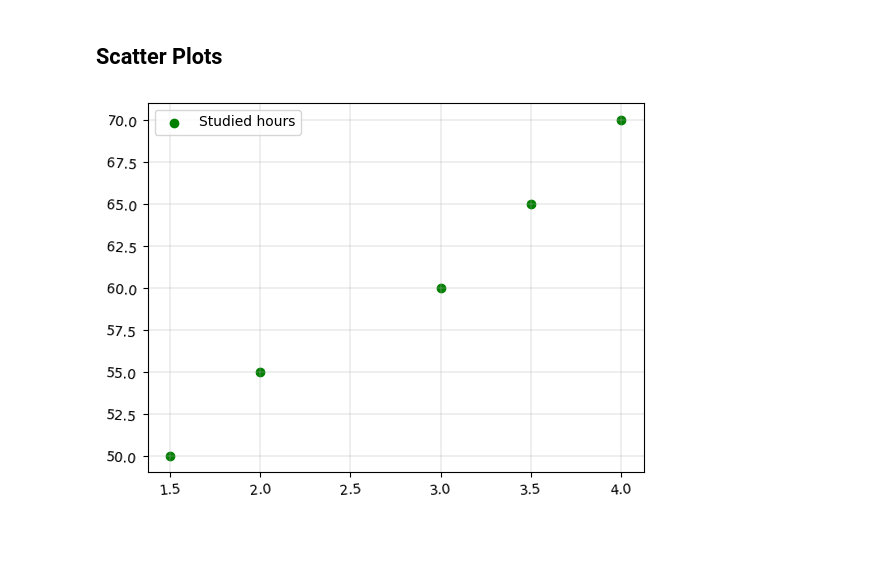
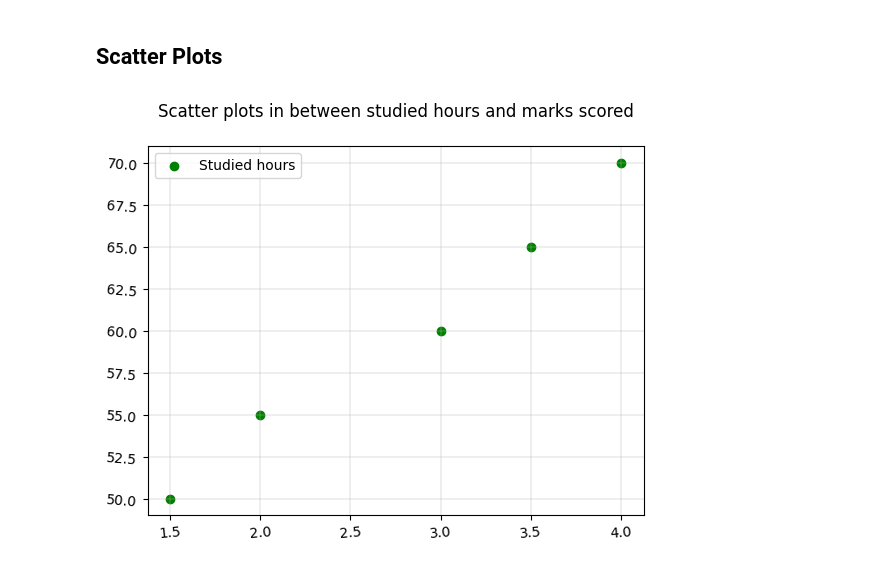
Before and after one commit to Neeschal1/Plotty, a Jupyter notebook: Plotty.ipynb, the cells around one changed output. Saved outputs shown, nothing was run; the diff lists cells and outputs as text; code cells hidden in the pictures; blank space fills up the shorter version.

```diff
--- a/Plotty.ipynb
+++ b/Plotty.ipynb
@@ -166,16 +166,17 @@ plt.save
 # %%
 studied_hours = df["Hours_Studied"].head()
 marks_scored = df["Exam_Score"].head()
 
+plt.title("Scatter plots in between studied hours and marks scored\n")
 plt.scatter(
     studied_hours,
     marks_scored,
     color='green'
 )
 plt.xticks(rotation=5)
 plt.yticks(rotation=-5)
 plt.grid(True, linestyle="-", linewidth=0.3)
 plt.legend(["Studied hours"])
 plt.show()
 # %% [output]
-[figure, old version]
+[figure, new version]
```
Also changed, not shown: parts of 2 cells of this notebook.
